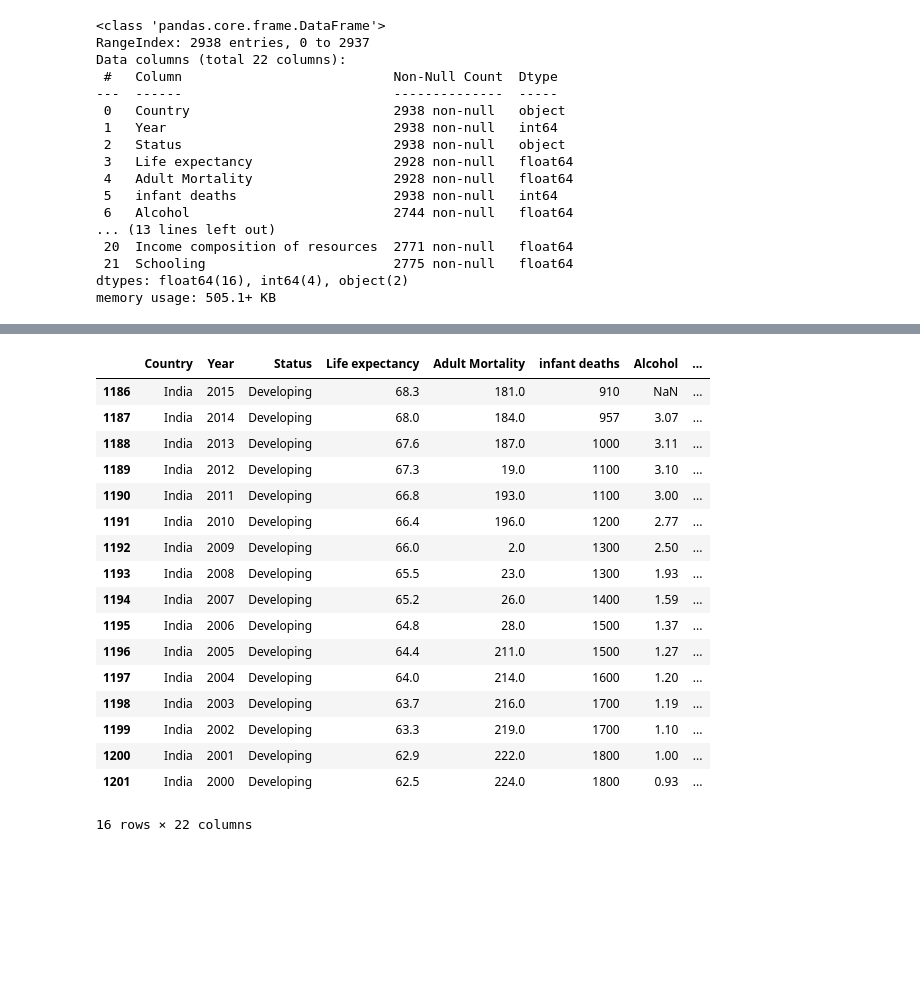
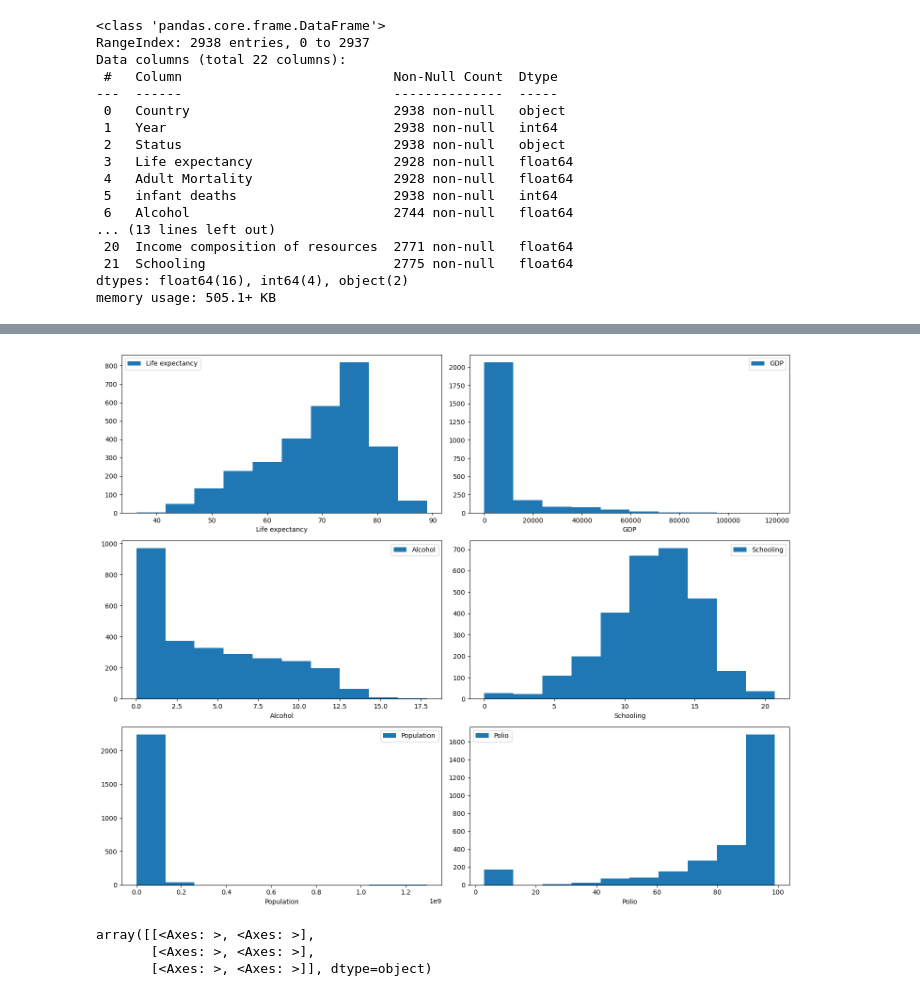
Before and after one commit to Manish-Kumar-9782/Tutorials-, a Jupyter notebook: Python DataScience/Life Expectancy Data Analysis.ipynb, the cells around one changed output, grey strips where cells are left out. Cells and saved outputs as stored; diff of their text form; code cells hidden in the pictures; blank space fills up the shorter version.

```diff
--- a/Python DataScience/Life Expectancy Data Analysis.ipynb
+++ b/Python DataScience/Life Expectancy Data Analysis.ipynb
@@ -84,21 +82,28 @@ df_gdp[-25:]
 # %%
-df[df.Country == "India"]
+def plot_hist(data, xlabel, ax):
+
+    ax.hist(data, label=xlabel)
+    ax.set_xlabel(xlabel)
+    ax.legend()
+
+def plot_scatter(x,y,xlabel,ylabel,ax):
+    ax.scatter(x, y)
+
+    ax.set_ylabel(xlabel)
+    ax.set_xlabel(ylabel)
-# %% [output]
-|  | Country | Year | Status | Life expectancy | Adult Mortality | infant deaths | Alcohol | ... |
-| 1186 | India | 2015 | Developing | 68.3 | 181.0 | 910 | NaN | ... |
-| 1187 | India | 2014 | Developing | 68.0 | 184.0 | 957 | 3.07 | ... |
-| 1188 | India | 2013 | Developing | 67.6 | 187.0 | 1000 | 3.11 | ... |
-| 1189 | India | 2012 | Developing | 67.3 | 19.0 | 1100 | 3.10 | ... |
-| 1190 | India | 2011 | Developing | 66.8 | 193.0 | 1100 | 3.00 | ... |
-| 1191 | India | 2010 | Developing | 66.4 | 196.0 | 1200 | 2.77 | ... |
-| 1192 | India | 2009 | Developing | 66.0 | 2.0 | 1300 | 2.50 | ... |
-| 1193 | India | 2008 | Developing | 65.5 | 23.0 | 1300 | 1.93 | ... |
-| 1194 | India | 2007 | Developing | 65.2 | 26.0 | 1400 | 1.59 | ... |
-| 1195 | India | 2006 | Developing | 64.8 | 28.0 | 1500 | 1.37 | ... |
-| 1196 | India | 2005 | Developing | 64.4 | 211.0 | 1500 | 1.27 | ... |
-| 1197 | India | 2004 | Developing | 64.0 | 214.0 | 1600 | 1.20 | ... |
-| 1198 | India | 2003 | Developing | 63.7 | 216.0 | 1700 | 1.19 | ... |
-| 1199 | India | 2002 | Developing | 63.3 | 219.0 | 1700 | 1.10 | ... |
-| 1200 | India | 2001 | Developing | 62.9 | 222.0 | 1800 | 1.00 | ... |
-| 1201 | India | 2000 | Developing | 62.5 | 224.0 | 1800 | 0.93 | ... |
-16 rows × 22 columns
+# %%
+fig, axes = plt.subplots(figsize=(15, 12), nrows=3, ncols=2, tight_layout=True)
+
+axes = axes.flatten()
+columns = df_short.columns[2:]
+for ax, col in zip(axes, columns):
+    plot_hist(df_short[col], col, ax)
+plt.show()
+# %% [output]
+[figure, added]
+# %%
+axes
+# %% [output]
+array([[<Axes: >, <Axes: >],
+       [<Axes: >, <Axes: >],
+       [<Axes: >, <Axes: >]], dtype=object)
```
Also changed, not shown: parts of 13 cells of this notebook.
